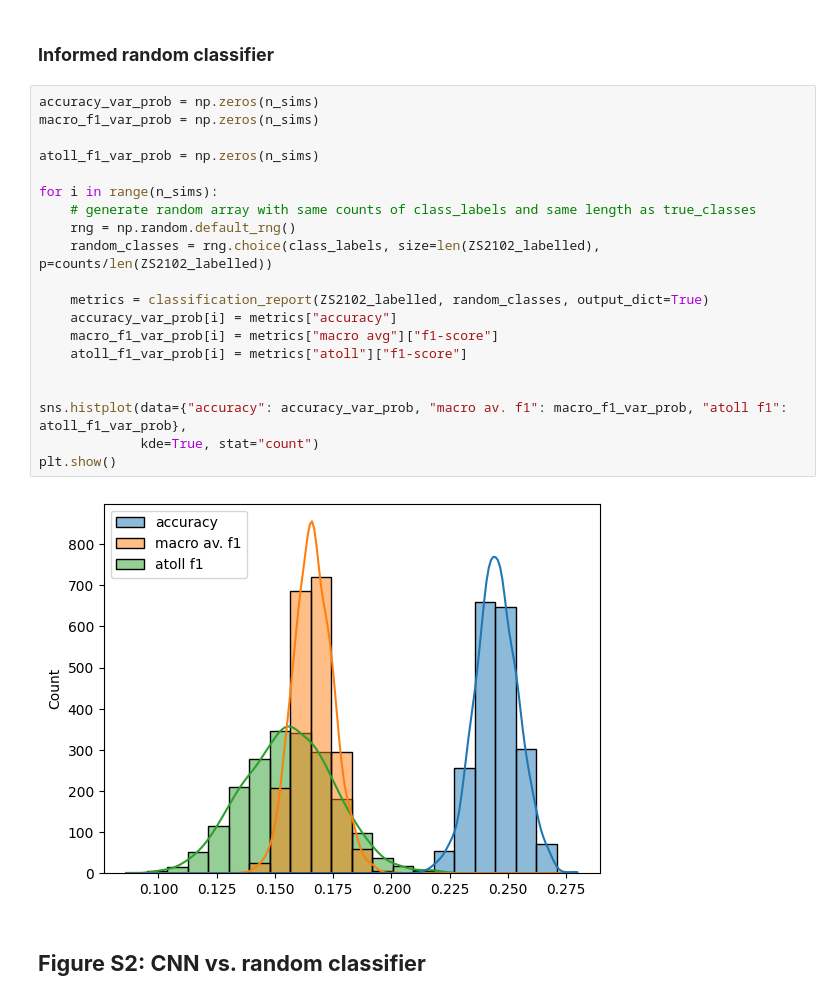
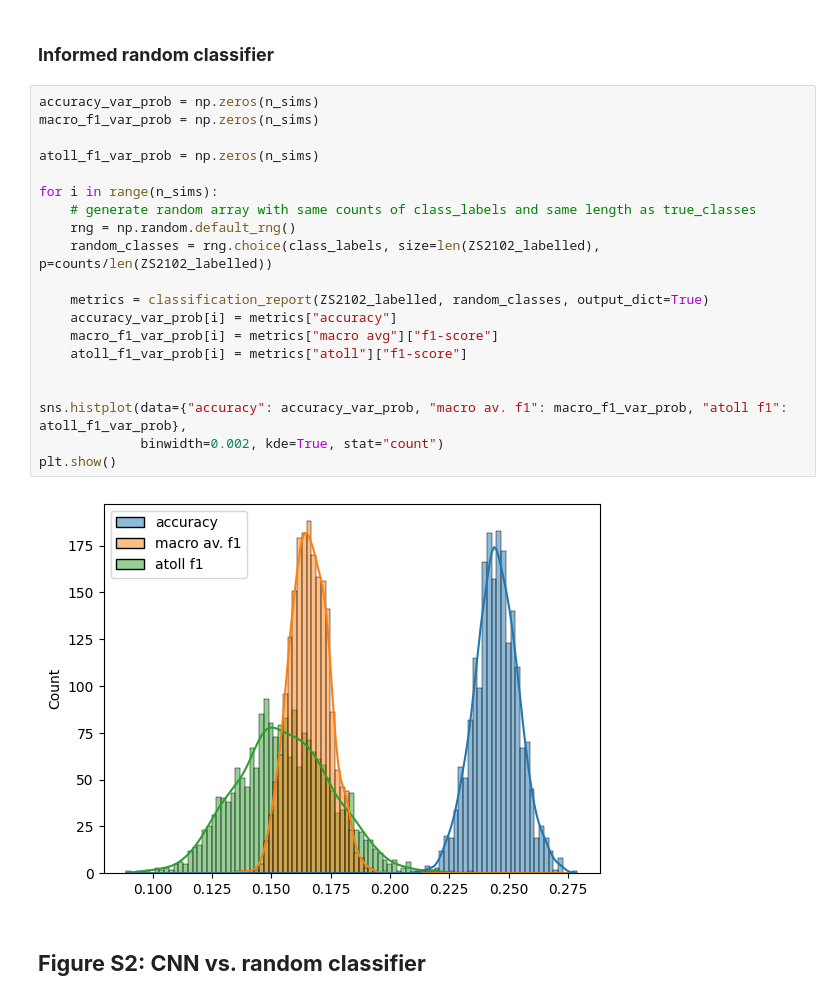
Before and after one commit to neoscalc/GarNET, a Jupyter notebook: 03_CNNPerfomance.ipynb, the cells around one changed output. Cells and saved outputs as stored; diff of their text form.

```diff
--- a/CNNPerfomance.ipynb
+++ b/03_CNNPerfomance.ipynb
@@ -198,25 +198,25 @@ plt.show()
 # %%
 accuracy_var_prob = np.zeros(n_sims)
 macro_f1_var_prob = np.zeros(n_sims)
 
 atoll_f1_var_prob = np.zeros(n_sims)
 
 for i in range(n_sims):
     # generate random array with same counts of class_labels and same length as true_classes
     rng = np.random.default_rng()
     random_classes = rng.choice(class_labels, size=len(ZS2102_labelled), p=counts/len(ZS2102_labelled))
 
     metrics = classification_report(ZS2102_labelled, random_classes, output_dict=True)
     accuracy_var_prob[i] = metrics["accuracy"]
     macro_f1_var_prob[i] = metrics["macro avg"]["f1-score"]
     atoll_f1_var_prob[i] = metrics["atoll"]["f1-score"]
 
 
 sns.histplot(data={"accuracy": accuracy_var_prob, "macro av. f1": macro_f1_var_prob, "atoll f1": atoll_f1_var_prob},
-             kde=True, stat="count")
+             binwidth=0.002, kde=True, stat="count")
 plt.show()
 # %% [output]
-[figure, old version]
+[figure, new version]
 # %% [markdown]
 ## **Figure S2: CNN vs. random classifier**
 # %%
```
Also changed, not shown: parts of 3 cells of this notebook.
